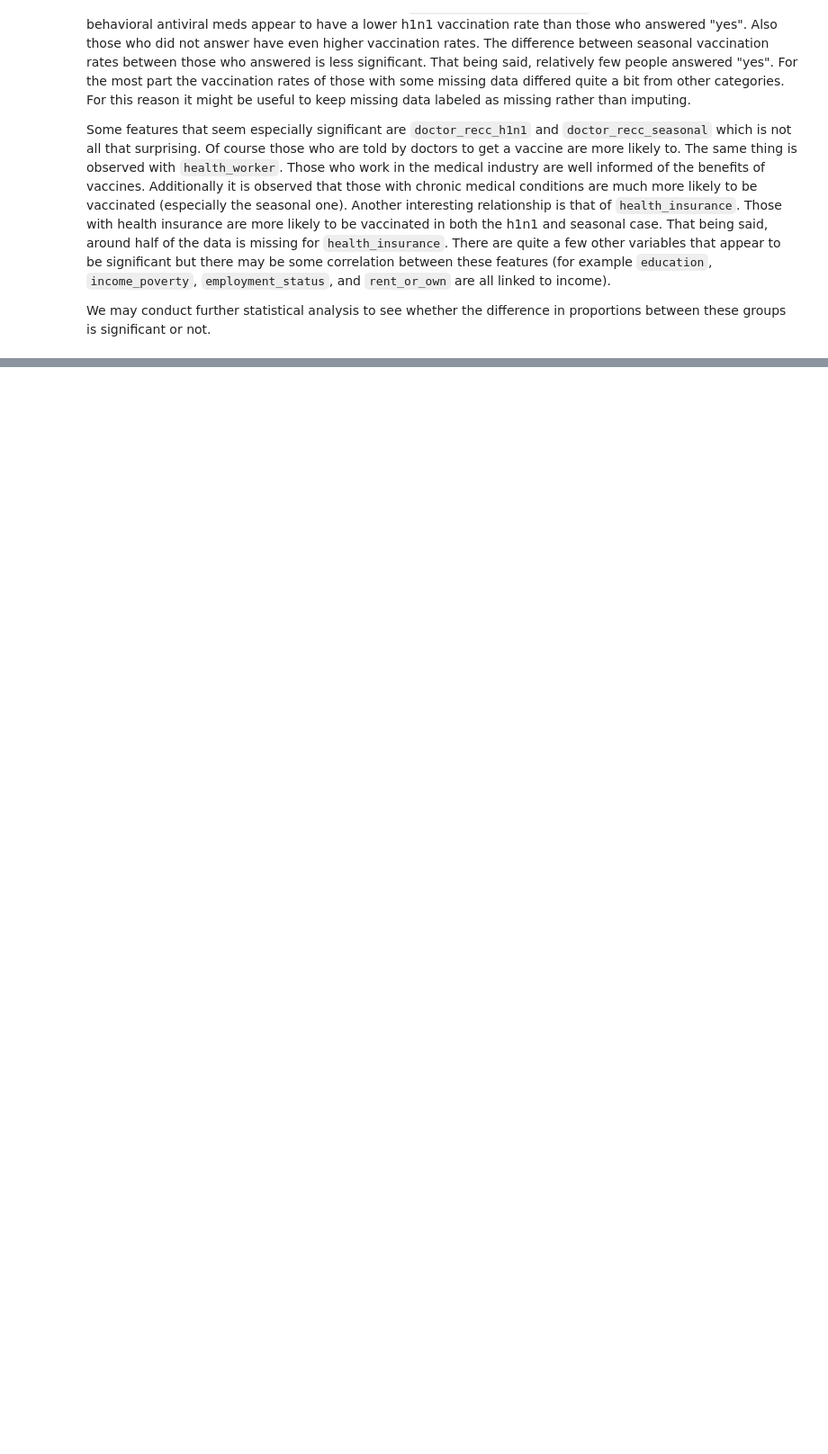
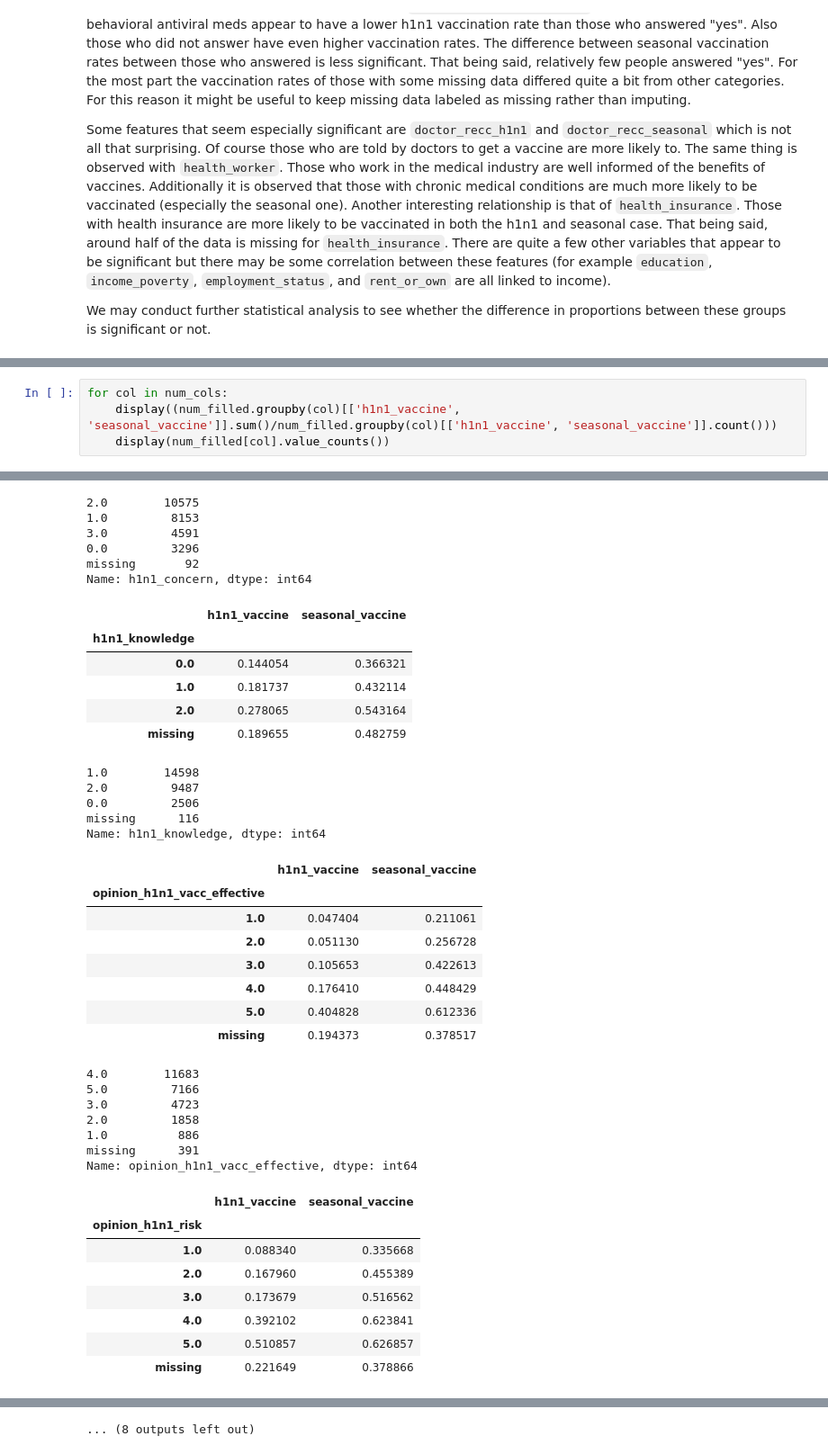
Before and after one commit to talanthier/h1n1-flu-vaccine-prediction, a Jupyter notebook: flu_exploration_01.ipynb, the cells around one changed output, grey strips where cells are left out. Shown at 90% size. Cells and saved outputs as stored; diff of their text form; blank space fills up the shorter version.

```diff
--- a/flu_exploration_01.ipynb
+++ b/flu_exploration_01.ipynb
@@ -272,0 +297,5 @@ We may conduct further statistical analysis to see whether the difference in pro
+# %%
+for col in num_cols:
+    display((num_filled.groupby(col)[['h1n1_vaccine', 'seasonal_vaccine']].sum()/num_filled.groupby(col)[['h1n1_vaccine', 'seasonal_vaccine']].count()))
+    display(num_filled[col].value_counts())
+# %% [output]
@@ -272,0 +309,40 @@ We may conduct further statistical analysis to see whether the difference in pro
+2.0        10575
+1.0         8153
+3.0         4591
+0.0         3296
+missing       92
+Name: h1n1_concern, dtype: int64
+|  | h1n1_vaccine | seasonal_vaccine |
+| h1n1_knowledge |  |  |
+| 0.0 | 0.144054 | 0.366321 |
+| 1.0 | 0.181737 | 0.432114 |
+| 2.0 | 0.278065 | 0.543164 |
+| missing | 0.189655 | 0.482759 |
+1.0        14598
+2.0         9487
+0.0         2506
+missing      116
+Name: h1n1_knowledge, dtype: int64
+|  | h1n1_vaccine | seasonal_vaccine |
+| opinion_h1n1_vacc_effective |  |  |
+| 1.0 | 0.047404 | 0.211061 |
+| 2.0 | 0.051130 | 0.256728 |
+| 3.0 | 0.105653 | 0.422613 |
+| 4.0 | 0.176410 | 0.448429 |
+| 5.0 | 0.404828 | 0.612336 |
+| missing | 0.194373 | 0.378517 |
+4.0        11683
+5.0         7166
+3.0         4723
+2.0         1858
+1.0          886
+missing      391
+Name: opinion_h1n1_vacc_effective, dtype: int64
+|  | h1n1_vaccine | seasonal_vaccine |
+| opinion_h1n1_risk |  |  |
+| 1.0 | 0.088340 | 0.335668 |
+| 2.0 | 0.167960 | 0.455389 |
+| 3.0 | 0.173679 | 0.516562 |
+| 4.0 | 0.392102 | 0.623841 |
+| 5.0 | 0.510857 | 0.626857 |
+| missing | 0.221649 | 0.378866 |
@@ -272,0 +386 @@ We may conduct further statistical analysis to see whether the difference in pro
+... (8 outputs left out)
```
Also changed, not shown: parts of 5 cells of this notebook.
